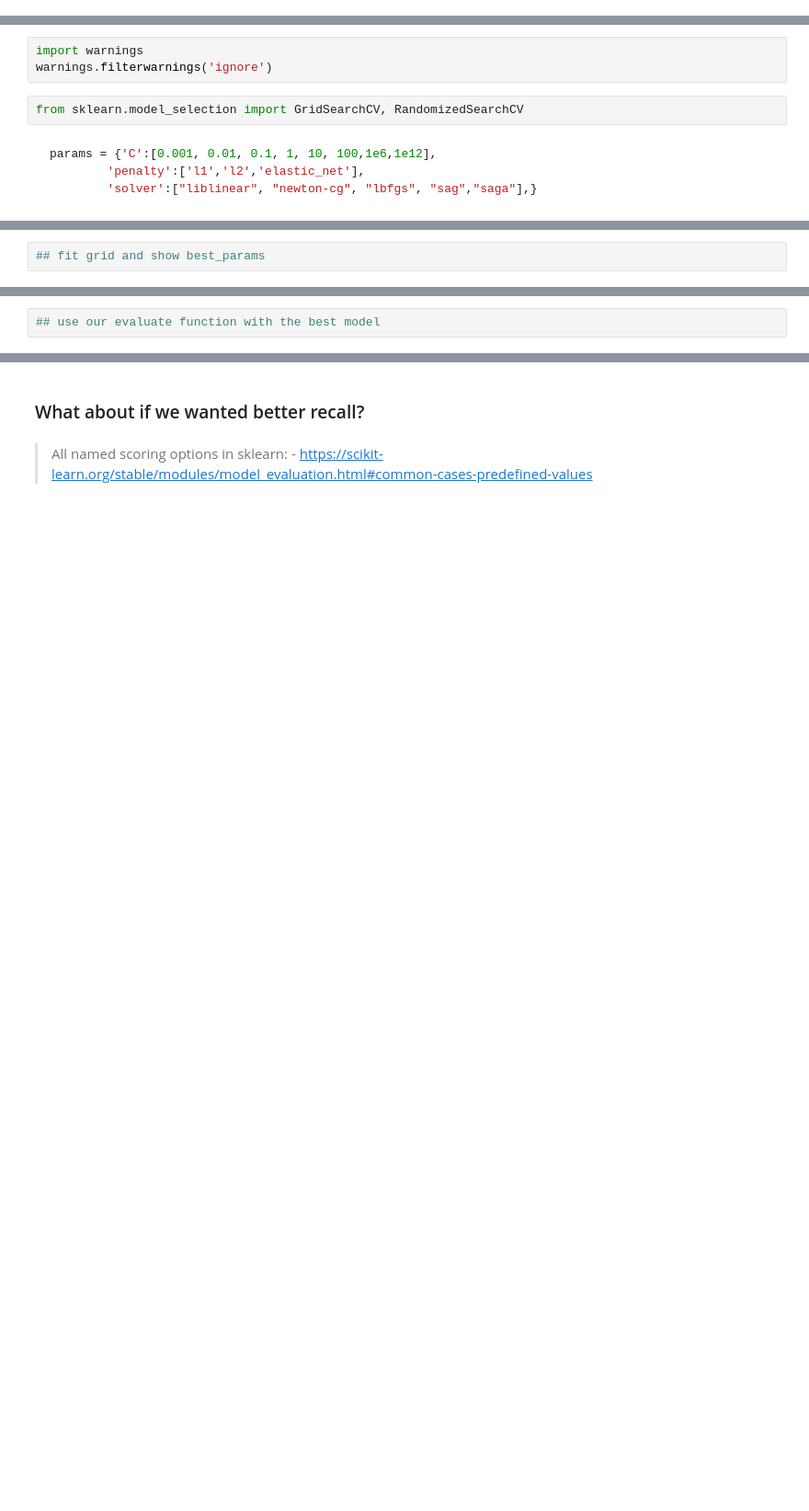
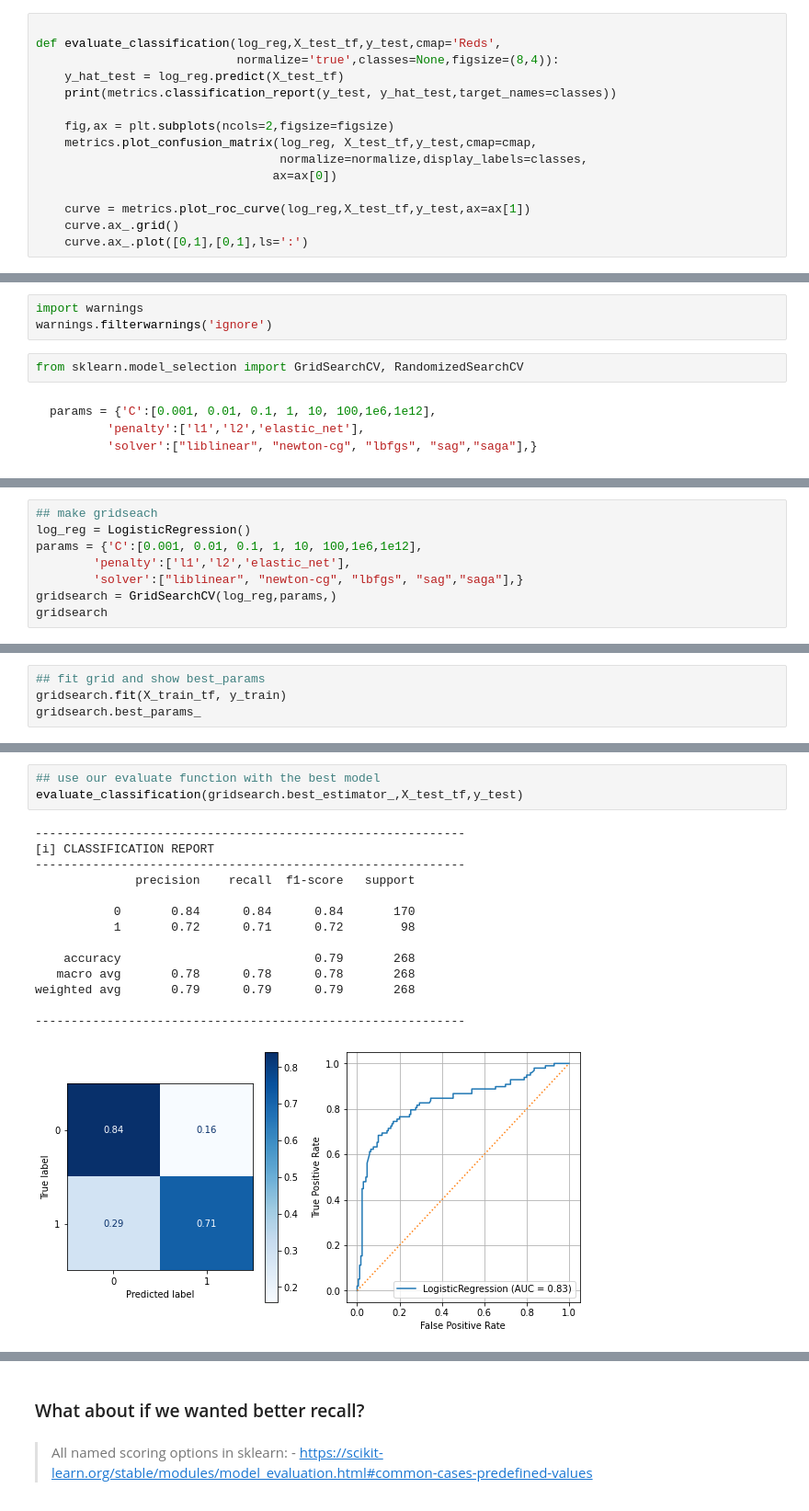
Before and after one commit to flatiron-school/Online-DS-FT-022221-Cohort-Notes, a Jupyter notebook: Phase_3/topic_25_logistic_regression/topic_25_pt2_LogisticRegression_titanic-v2-SG.ipynb, the cells around one changed output, grey strips where cells are left out. Shown at 92% size. Cells and saved outputs as stored; diff of their text form; blank space fills up the shorter version.

```diff
--- a/Phase_3/topic_25_logistic_regression/topic_25_pt2_LogisticRegression_titanic-v2-SG.ipynb
+++ b/Phase_3/topic_25_logistic_regression/topic_25_pt2_LogisticRegression_titanic-v2-SG.ipynb
@@ -867,0 +957,15 @@ def evaluate_classification():
+# %%
+
+def evaluate_classification(log_reg,X_test_tf,y_test,cmap='Reds',
+                            normalize='true',classes=None,figsize=(8,4)):
+    y_hat_test = log_reg.predict(X_test_tf)
+    print(metrics.classification_report(y_test, y_hat_test,target_names=classes))
+
+    fig,ax = plt.subplots(ncols=2,figsize=figsize)
+    metrics.plot_confusion_matrix(log_reg, X_test_tf,y_test,cmap=cmap,
+                                  normalize=normalize,display_labels=classes,
+                                 ax=ax[0])
+
+    curve = metrics.plot_roc_curve(log_reg,X_test_tf,y_test,ax=ax[1])
+    curve.ax_.grid()
+    curve.ax_.plot([0,1],[0,1],ls=':')
@@ -924,0 +1058,8 @@ GridSearchCV(estimator=LogisticRegression(),
+# %%
+## make gridseach
+log_reg = LogisticRegression()
+params = {'C':[0.001, 0.01, 0.1, 1, 10, 100,1e6,1e12],
+        'penalty':['l1','l2','elastic_net'],
+        'solver':["liblinear", "newton-cg", "lbfgs", "sag","saga"],}
+gridsearch = GridSearchCV(log_reg,params,)
+gridsearch
@@ -925,2 +1073,4 @@ GridSearchCV(estimator=LogisticRegression(),
 # %%
 ## fit grid and show best_params
+gridsearch.fit(X_train_tf, y_train)
+gridsearch.best_params_
@@ -929,2 +1084,18 @@ GridSearchCV(estimator=LogisticRegression(),
 # %%
 ## use our evaluate function with the best model
+evaluate_classification(gridsearch.best_estimator_,X_test_tf,y_test)
+# %% [output]
+------------------------------------------------------------
+[i] CLASSIFICATION REPORT
+------------------------------------------------------------
+              precision    recall  f1-score   support
+
+           0       0.84      0.84      0.84       170
+           1       0.72      0.71      0.72        98
+
+    accuracy                           0.79       268
+   macro avg       0.78      0.78      0.78       268
+weighted avg       0.79      0.79      0.79       268
+
+------------------------------------------------------------
+[figure, added]
```
Also changed, not shown: parts of 86 cells of this notebook, 1 other file.
